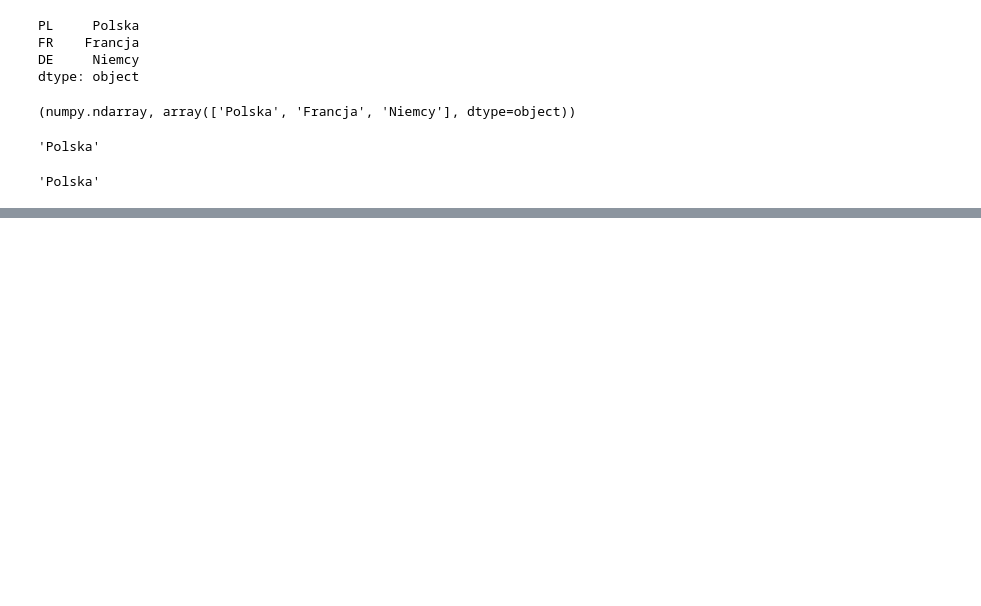
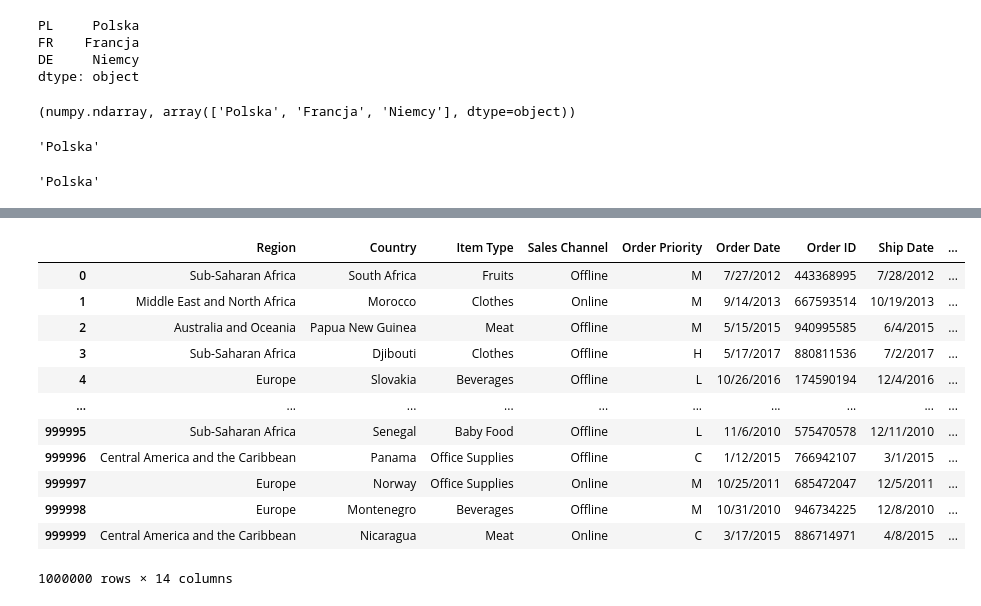
Before and after one commit to piotrgradzinski/python_20230302, a Jupyter notebook: day_5_pgg/intro_pandas.ipynb, the cells around one changed output, grey strips where cells are left out. Drawn from its saved outputs; the diff is of its cells as text; code cells hidden in the pictures; blank space fills up the shorter version.

```diff
--- a/day_5_pgg/intro_pandas.ipynb
+++ b/day_5_pgg/intro_pandas.ipynb
@@ -23,0 +206,18 @@ countries.loc['PL']
+# %%
+url = 'https://alx.piotr.gg/python/sales-records.csv'
+df = pd.read_csv(url)
+df
+# %% [output]
+|  | Region | Country | Item Type | Sales Channel | Order Priority | Order Date | Order ID | Ship Date | ... |
+| 0 | Sub-Saharan Africa | South Africa | Fruits | Offline | M | 7/27/2012 | 443368995 | 7/28/2012 | ... |
+| 1 | Middle East and North Africa | Morocco | Clothes | Online | M | 9/14/2013 | 667593514 | 10/19/2013 | ... |
+| 2 | Australia and Oceania | Papua New Guinea | Meat | Offline | M | 5/15/2015 | 940995585 | 6/4/2015 | ... |
+| 3 | Sub-Saharan Africa | Djibouti | Clothes | Offline | H | 5/17/2017 | 880811536 | 7/2/2017 | ... |
+| 4 | Europe | Slovakia | Beverages | Offline | L | 10/26/2016 | 174590194 | 12/4/2016 | ... |
+| ... | ... | ... | ... | ... | ... | ... | ... | ... | ... |
+| 999995 | Sub-Saharan Africa | Senegal | Baby Food | Offline | L | 11/6/2010 | 575470578 | 12/11/2010 | ... |
+| 999996 | Central America and the Caribbean | Panama | Office Supplies | Offline | C | 1/12/2015 | 766942107 | 3/1/2015 | ... |
+| 999997 | Europe | Norway | Office Supplies | Online | M | 10/25/2011 | 685472047 | 12/5/2011 | ... |
+| 999998 | Europe | Montenegro | Beverages | Offline | M | 10/31/2010 | 946734225 | 12/8/2010 | ... |
+| 999999 | Central America and the Caribbean | Nicaragua | Meat | Online | C | 3/17/2015 | 886714971 | 4/8/2015 | ... |
+1000000 rows × 14 columns
```
Also changed, not shown: parts of 11 cells of this notebook.
